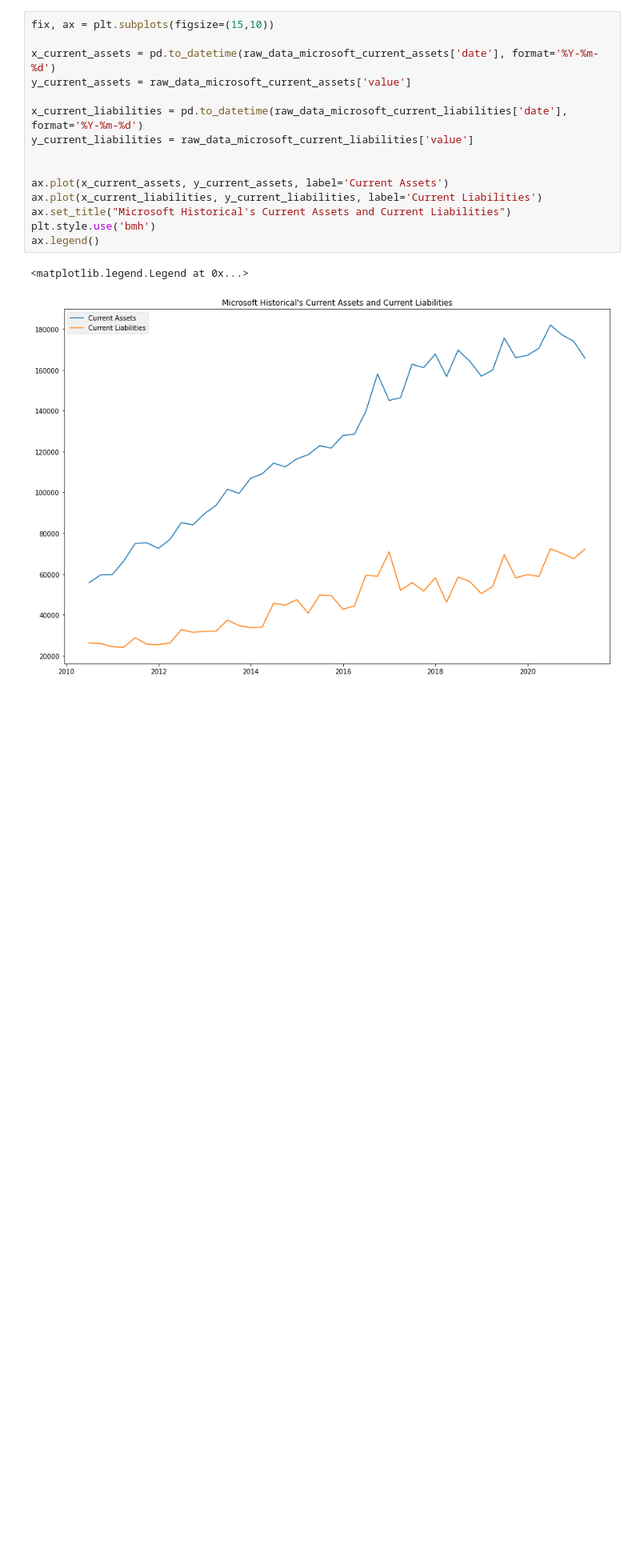
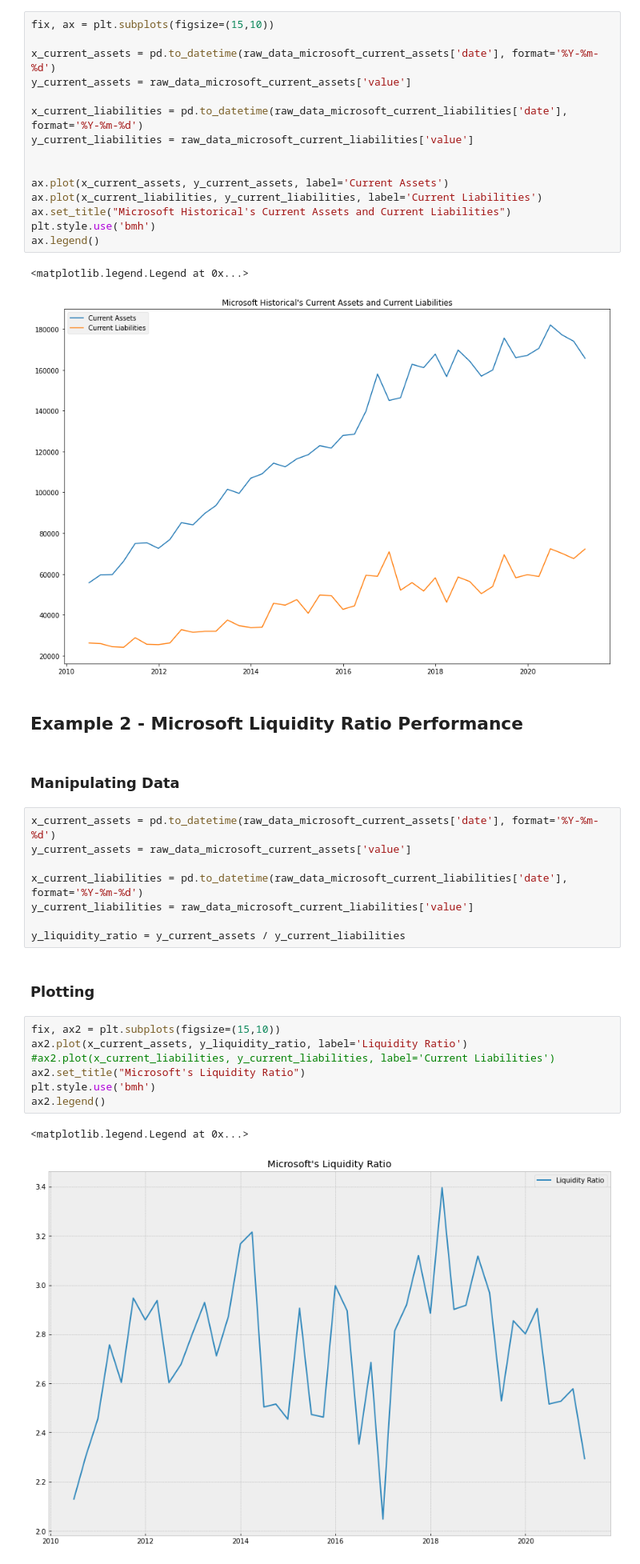
Before and after one commit to tradingeconomics/notebooks, a Jupyter notebook: Stocks/historicalFinancials.ipynb, the cells around one changed output. Shown at 80% size. Saved outputs shown, nothing was run; the diff lists cells and outputs as text; blank space fills up the shorter version.

Commit message:
adding more examples in historicalFinancials

```diff
--- a/Stocks/historicalFinancials.ipynb
+++ b/Stocks/historicalFinancials.ipynb
@@ -40,3 +40,27 @@ ax.legend()
 # %% [output]
 <matplotlib.legend.Legend at 0x...>
 [figure]
+# %% [markdown]
+## Example 2 - Microsoft Liquidity Ratio Performance
+# %% [markdown]
+### Manipulating Data
+# %%
+x_current_assets = pd.to_datetime(raw_data_microsoft_current_assets['date'], format='%Y-%m-%d')
+y_current_assets = raw_data_microsoft_current_assets['value']
+
+x_current_liabilities = pd.to_datetime(raw_data_microsoft_current_liabilities['date'], format='%Y-%m-%d')
+y_current_liabilities = raw_data_microsoft_current_liabilities['value']
+
+y_liquidity_ratio = y_current_assets / y_current_liabilities
+# %% [markdown]
+### Plotting
+# %%
+fix, ax2 = plt.subplots(figsize=(15,10))
+ax2.plot(x_current_assets, y_liquidity_ratio, label='Liquidity Ratio')
+#ax2.plot(x_current_liabilities, y_current_liabilities, label='Current Liabilities')
+ax2.set_title("Microsoft's Liquidity Ratio")
+plt.style.use('bmh')
+ax2.legend()
+# %% [output]
+<matplotlib.legend.Legend at 0x...>
+[figure, added]
```
Also changed, not shown: parts of 7 cells of this notebook.
